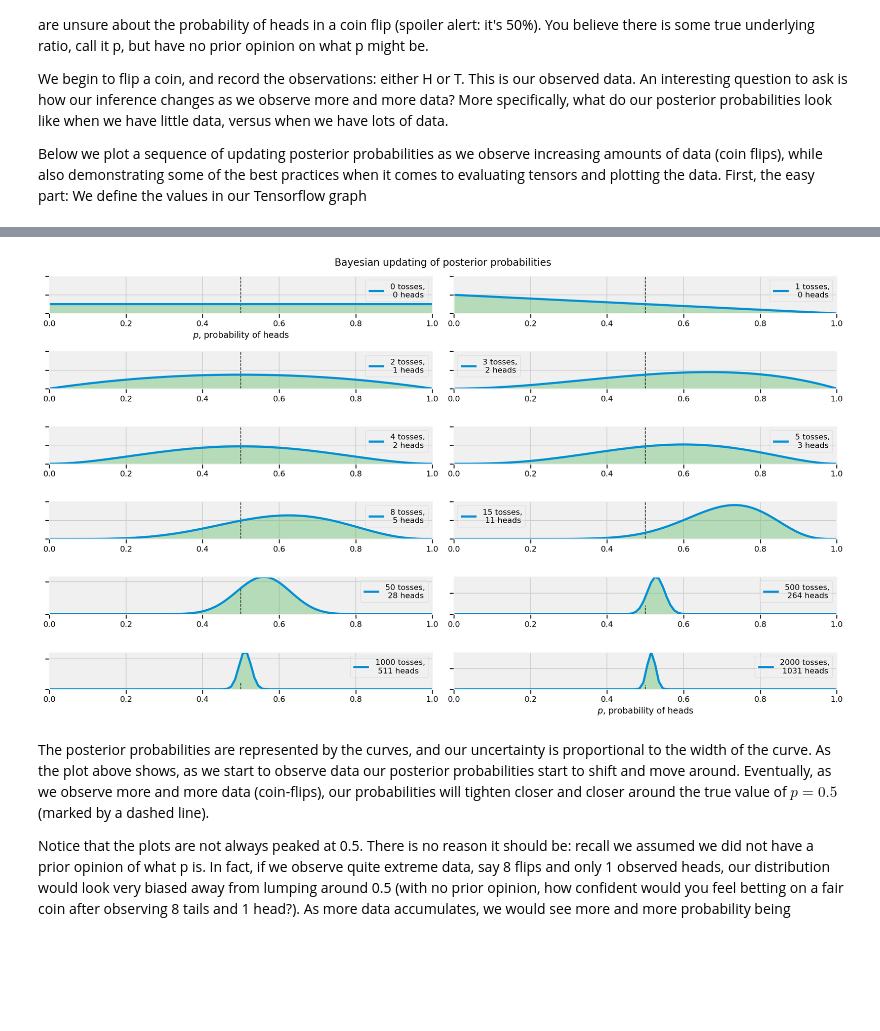
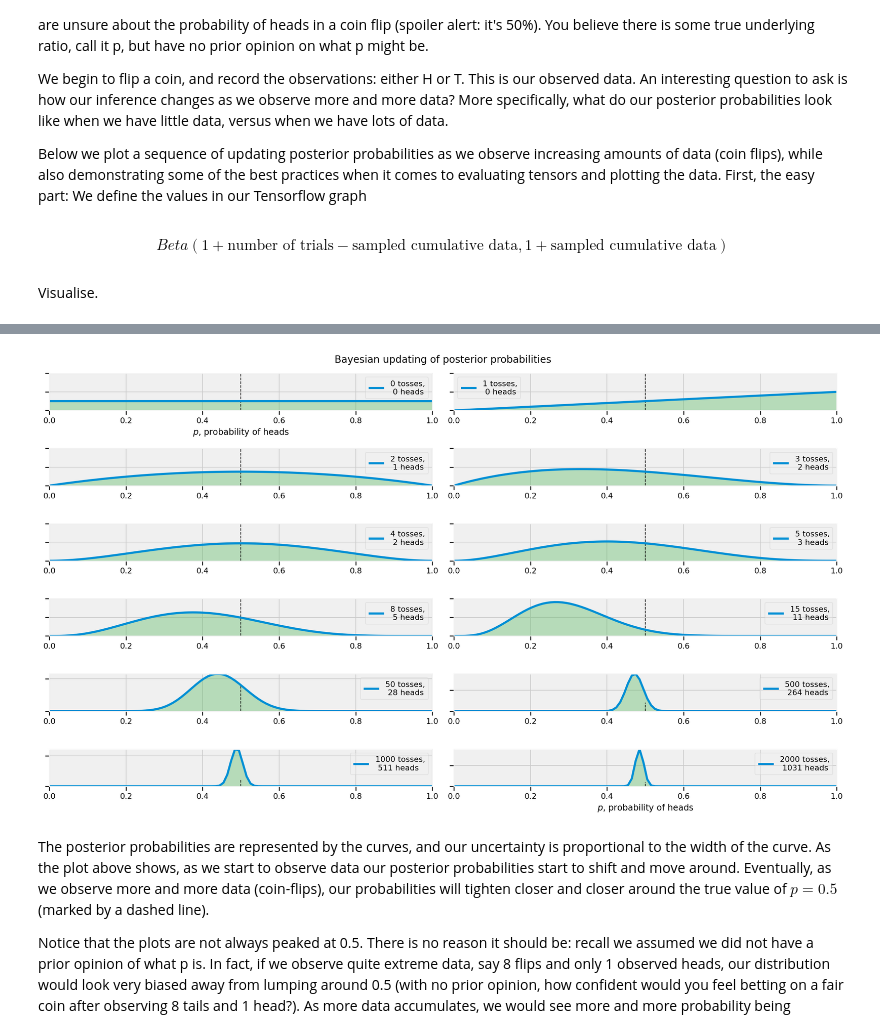
Before and after one commit to polars-stats/PPBMH, a Jupyter notebook: Chapter_1.ipynb, the cells around one changed output, grey strips where cells are left out. Cells and saved outputs as stored; diff of their text form; code cells hidden in the pictures; blank space fills up the shorter version.

```diff
--- a/Chapter_1.ipynb
+++ b/Chapter_1.ipynb
@@ -186,36 +174,48 @@ Every statistics text must contain a coin-flipping example, I'll use it here to
 We begin to flip a coin, and record the observations: either H or T. This is our observed data. An interesting question to ask is how our inference changes as we observe more and more data? More specifically, what do our posterior probabilities look like when we have little data, versus when we have lots of data.
 
 Below we plot a sequence of updating posterior probabilities as we observe increasing amounts of data (coin flips), while also demonstrating some of the best practices when it comes to evaluating tensors and plotting the data. First, the easy part: We define the values in our Tensorflow graph
+# %%
+# : I
+key = random.PRNGKey(0)
+sampled_data = bernoulli(key, .5, (2000,))
+sampled_data = pad(sampled_data, array([[1, 0]]))  # 0th flip
+
+# Number of trials
+num_trials = array([0, 1, 2, 3, 4, 5, 8, 15, 50, 500, 1000, 2000])
+sampled_cumulative_data = cumsum(sampled_data)[num_trials]
+# %% [markdown]
+$$
+Beta(1 + \text{number of trials} - \text{sampled cumulative data}, 1 + \text{sampled cumulative data})
+$$
+# %%
+observed_heads = Beta(
+    (1 + num_trials - sampled_cumulative_data).astype(f32),
+    1 + sampled_cumulative_data.astype(f32))
+# [0, 1]
+probs_of_heads = linspace(start = 0., stop = 1., num = 100)
+# : (R ^ 100 × 1) ^ t = R ^ 1 × 100
+observed_probs_heads = transpose(observed_heads.prob(probs_of_heads[:, newaxis]))
+# %% [markdown]
+Visualise.
 # %%
-sampled_data = Bernoulli(probs = .5, dtype = i32).sample(2000, seed = random.PRNGKey(0))
-sampled_data = np.pad(sampled_data, np.array([[1, 0]]))  # 0th flip
-num_trials = np.array([0, 1, 2, 3, 4, 5, 8, 15, 50, 500, 1000, 2000])
-sampled_cumulative_data = np.cumsum(sampled_data)[num_trials]
-observed_heads = Beta(
-    concentration0 = (1 + num_trials - sampled_cumulative_data).astype(f32),
-    concentration1 = 1 + sampled_cumulative_data.astype(f32))
-probs_of_heads = np.linspace(start = 0., stop = 1., num = 100)
-observed_probs_heads = np.transpose(observed_heads.prob(probs_of_heads[:, np.newaxis]))
-
-# Visualise
 plt.figure(figsize(16, 9))
 for i in range(len(num_trials)):
     sx = plt.subplot(len(num_trials) / 2, 2, i + 1)
     plt.xlabel("$p$, probability of heads") if i in {0, len(num_trials) - 1} else None
-    plt.setp(sx.get_yticklabels(), visible=False)
+    plt.setp(sx.get_yticklabels(), visible = False)
     plt.plot(probs_of_heads, observed_probs_heads[i],
-             label=f'{num_trials[i]} tosses,\n {sampled_cumulative_data[i]} heads',
-             lw=3)
+             label = f'{num_trials[i]} tosses,\n {sampled_cumulative_data[i]} heads',
+             lw = 3)
     plt.fill_between(probs_of_heads, 0, observed_probs_heads[i],
-                     color=TFColor[3], alpha=.4)
-    plt.vlines(.5, 0, 4, color='k', linestyles='--', lw=1)
+                     color = TFColor[3], alpha = .4)
+    plt.vlines(.5, 0, 4, color = 'k', linestyles = '--', lw = 1)
     legend = plt.legend()
     legend.get_frame().set_alpha(0.4)
-    plt.autoscale(tight=True)
+    plt.autoscale(tight = True)
 
 
 plt.suptitle("Bayesian updating of posterior probabilities",
-             y=1.02,
-             fontsize=14)
+             y = 1.02,
+             fontsize = 14)
 plt.tight_layout()
 # %% [output]
@@ -223,4 +222,4 @@ WARNING:absl:No GPU/TPU found, falling back to CPU. (Set TF_CPP_MIN_LOG_LEVEL=0
-[figure, old version]
+[figure, new version]
 # %% [markdown]
 The posterior probabilities are represented by the curves, and our uncertainty is proportional to the width of the curve. As the plot above shows, as we start to observe data our posterior probabilities start to shift and move around. Eventually, as we observe more and more data (coin-flips), our probabilities will tighten closer and closer around the true value of $p=0.5$ (marked by a dashed line).
 
```
Also changed, not shown: parts of 18 cells of this notebook.
